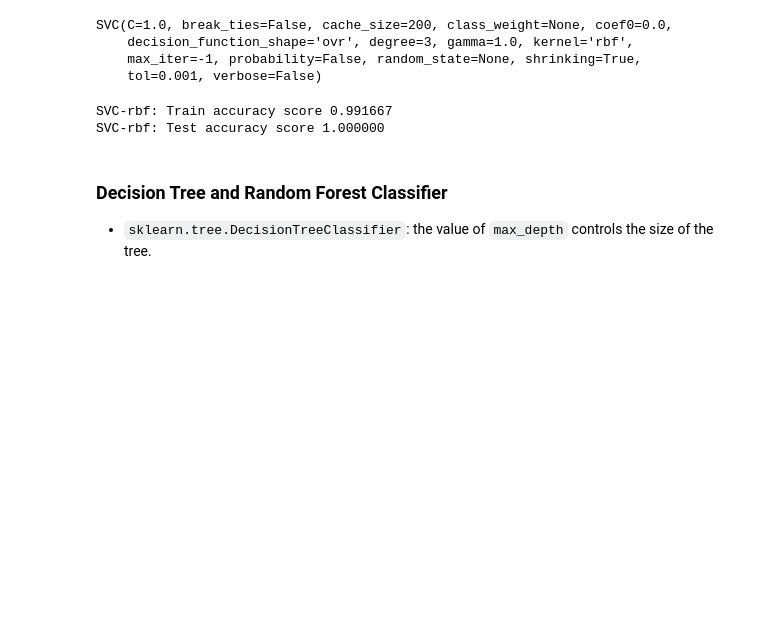
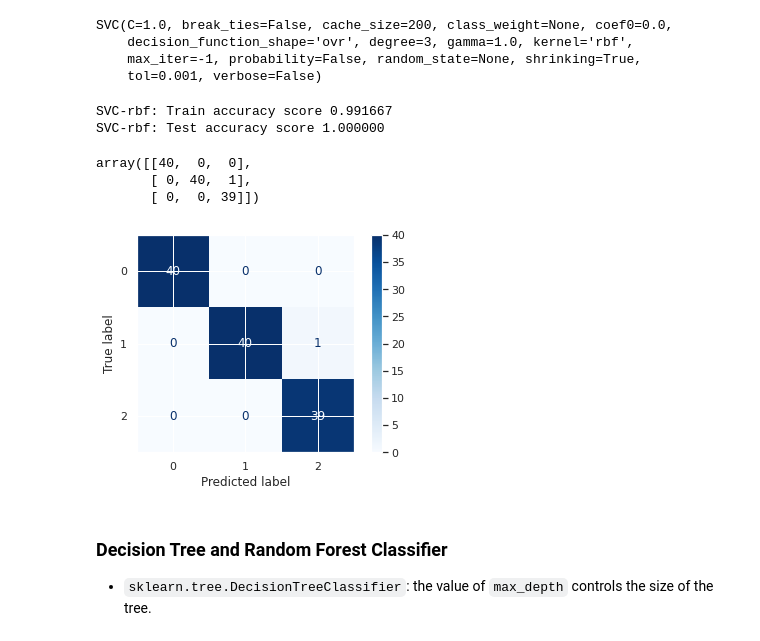
Before and after one commit to 2016112546/4-1_-, a Jupyter notebook: 12주차_머신러닝_supervised/DSC4001_Exercise_12.ipynb, the cells around one changed output. Drawn from its saved outputs; the diff is of its cells as text; code cells hidden in the pictures; blank space fills up the shorter version.

```diff
--- a/12주차_머신러닝_supervised/DSC4001_Exercise_12.ipynb
+++ b/12주차_머신러닝_supervised/DSC4001_Exercise_12.ipynb
@@ -331,6 +331,14 @@ print('SVC-rbf: Test accuracy score %f' %(acc_test))
 # %% [output]
 SVC-rbf: Train accuracy score 0.991667
 SVC-rbf: Test accuracy score 1.000000
+# %%
+disp = sklearn.metrics.plot_confusion_matrix(svc_rbf_clf, X_train, y_train, cmap=plt.cm.Blues)
+disp.confusion_matrix
+# %% [output]
+array([[40,  0,  0],
+       [ 0, 40,  1],
+       [ 0,  0, 39]])
+[figure, added]
 # %% [markdown]
 ### Decision Tree and Random Forest Classifier
 
```
Also changed, not shown: parts of 13 cells of this notebook.
